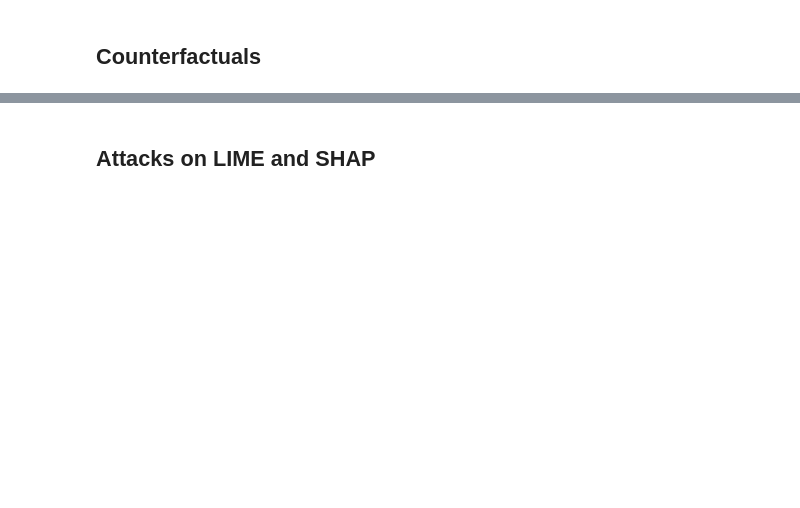
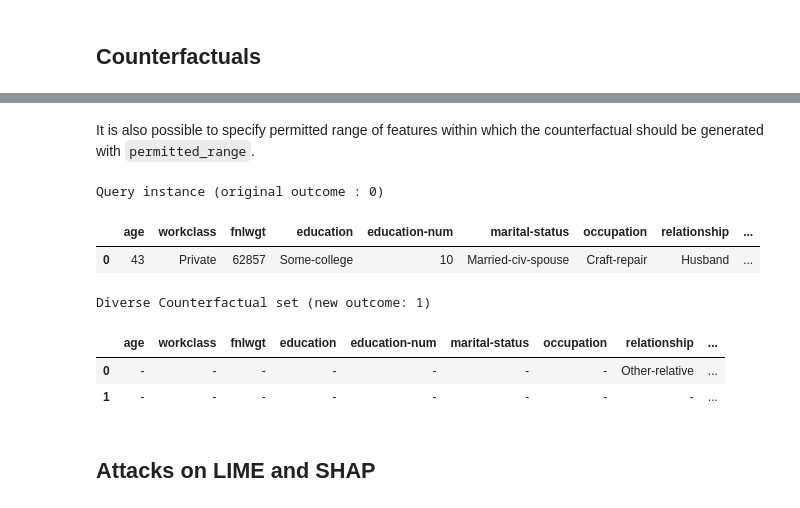
Before and after one commit to Affapple/ai_cyber_pratical_classes, a Jupyter notebook: src/0x_xai/xai.ipynb, the cells around one changed output, grey strips where cells are left out. Saved outputs shown, nothing was run; the diff lists cells and outputs as text; code cells hidden in the pictures; blank space fills up the shorter version.

```diff
--- a/src/0x_xai/xai.ipynb
+++ b/src/0x_xai/xai.ipynb
@@ -1104,2 +1356,19 @@ pd.DataFrame({'feature': list(changes_sorted.keys()), 'delta_std_units': list(ch
+# %% [markdown]
+It is also possible to specify permitted range of features within which the counterfactual should be generated with `permitted_range`.
+# %%
+# Restricting age to be between [20,30] and Education to be either {'Doctorate', 'Prof-school'}.
+e3 = exp.generate_counterfactuals(query_instance,
+                                  total_CFs=2,
+                                  desired_class="opposite",
+                                  permitted_range={'age': [20, 30], 'education': ['Doctorate', 'Prof-school']})
+e3.visualize_as_dataframe(show_only_changes=True)
+# %% [output]
+Query instance (original outcome : 0)
+|  | age | workclass | fnlwgt | education | education-num | marital-status | occupation | relationship | ... |
+| 0 | 43 | Private | 62857 | Some-college | 10 | Married-civ-spouse | Craft-repair | Husband | ... |
+Diverse Counterfactual set (new outcome: 1)
+|  | age | workclass | fnlwgt | education | education-num | marital-status | occupation | relationship | ... |
+| 0 | - | - | - | - | - | - | - | Other-relative | ... |
+| 1 | - | - | - | - | - | - | - | - | ... |
 # %% [markdown]
 ## Attacks on LIME and SHAP
```
Also changed, not shown: parts of 102 cells of this notebook, 2 other files.
